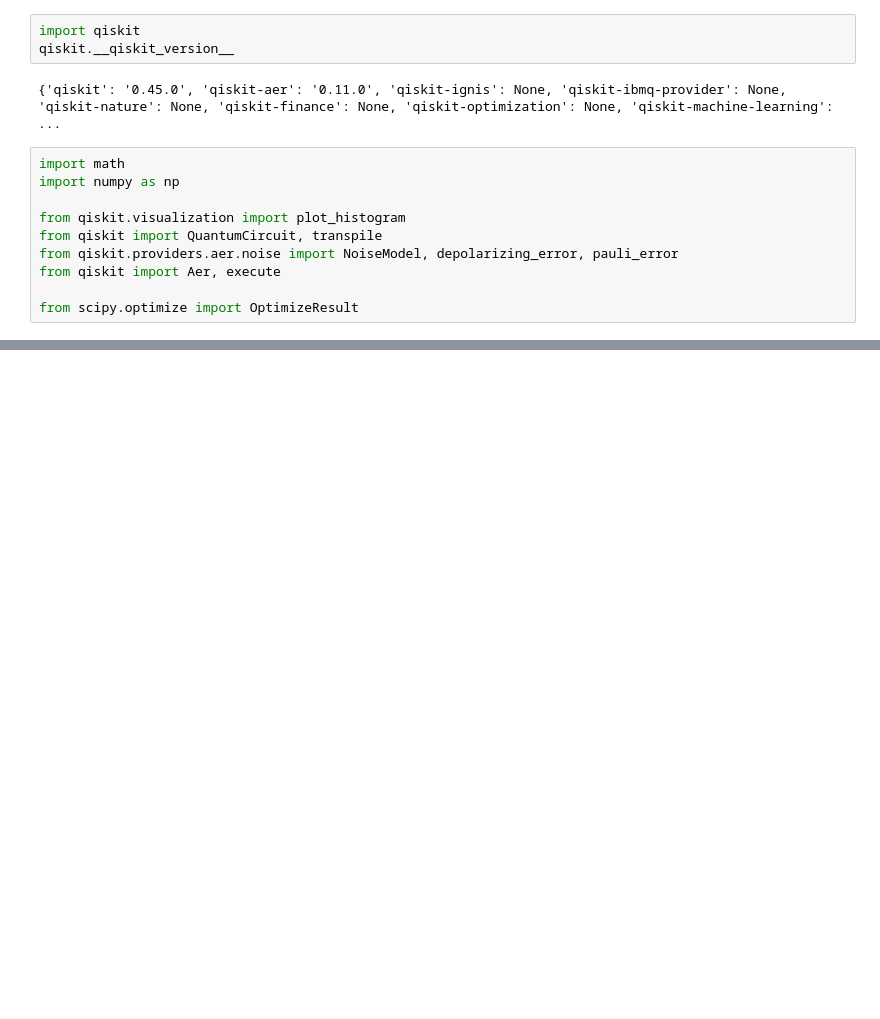
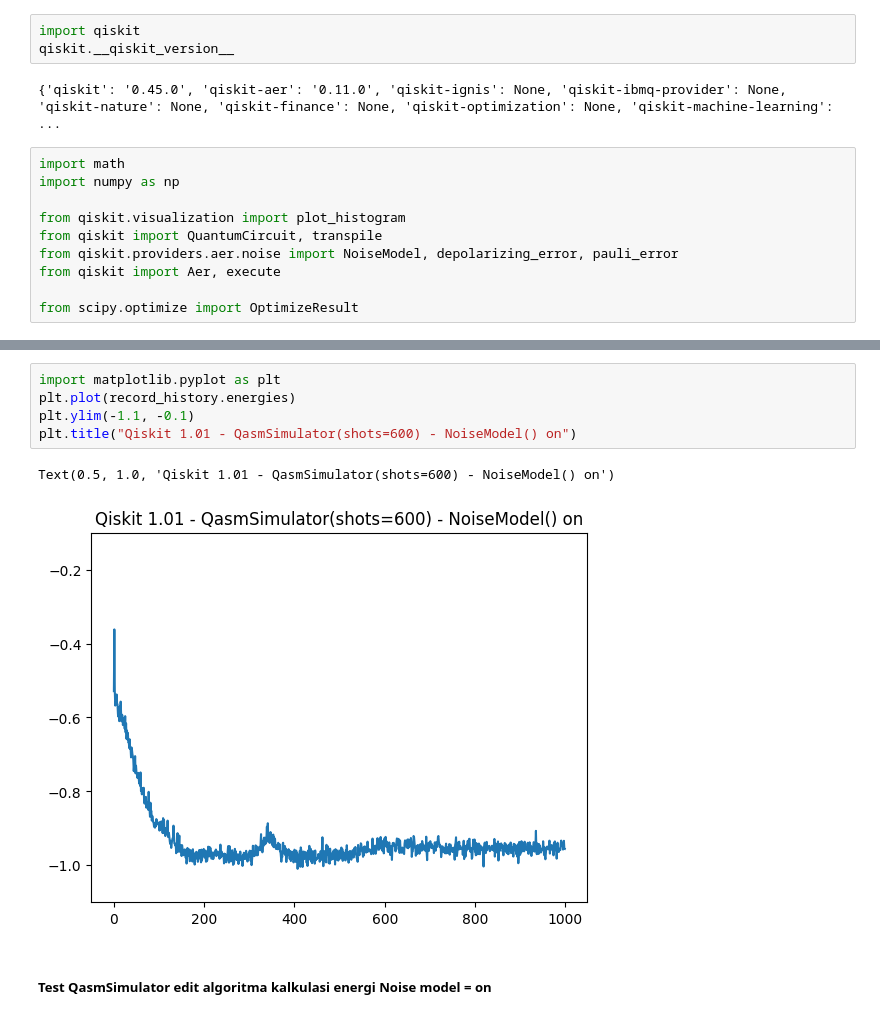
Before and after one commit to azhar-ikhtiarudin/shot-optimization, a Jupyter notebook: Uniform/vqe/vqe-uniform-qiskit046.ipynb, the cells around one changed output, grey strips where cells are left out. Drawn from its saved outputs; the diff is of its cells as text; blank space fills up the shorter version.

```diff
--- a/Uniform/vqe/vqe-uniform-qiskit046.ipynb
+++ b/Uniform/vqe/vqe-uniform-qiskit046.ipynb
@@ -493,0 +727,10 @@ Text(0.5, 1.0, 'Qiskit 0.46 - QasmSimulator(shots=600) - NoiseModel() off')
+# %%
+import matplotlib.pyplot as plt
+plt.plot(record_history.energies)
+plt.ylim(-1.1, -0.1)
+plt.title("Qiskit 1.01 - QasmSimulator(shots=600) - NoiseModel() on")
+# %% [output]
+Text(0.5, 1.0, 'Qiskit 1.01 - QasmSimulator(shots=600) - NoiseModel() on')
+[figure, added]
+# %% [markdown]
+##### Test QasmSimulator edit algoritma kalkulasi energi Noise model = on
```
Also changed, not shown: parts of 8 cells of this notebook, 4 other files.
